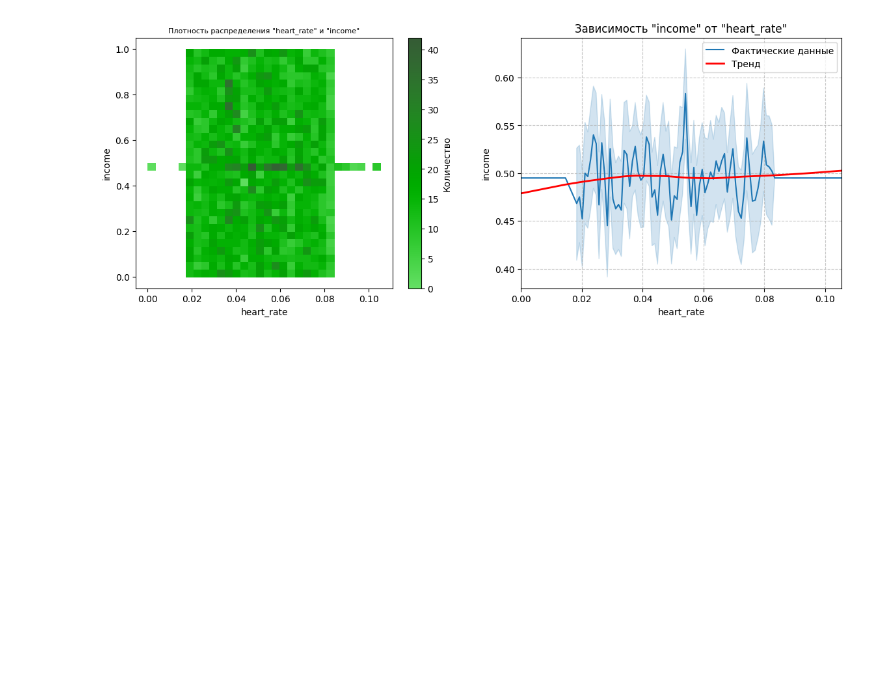
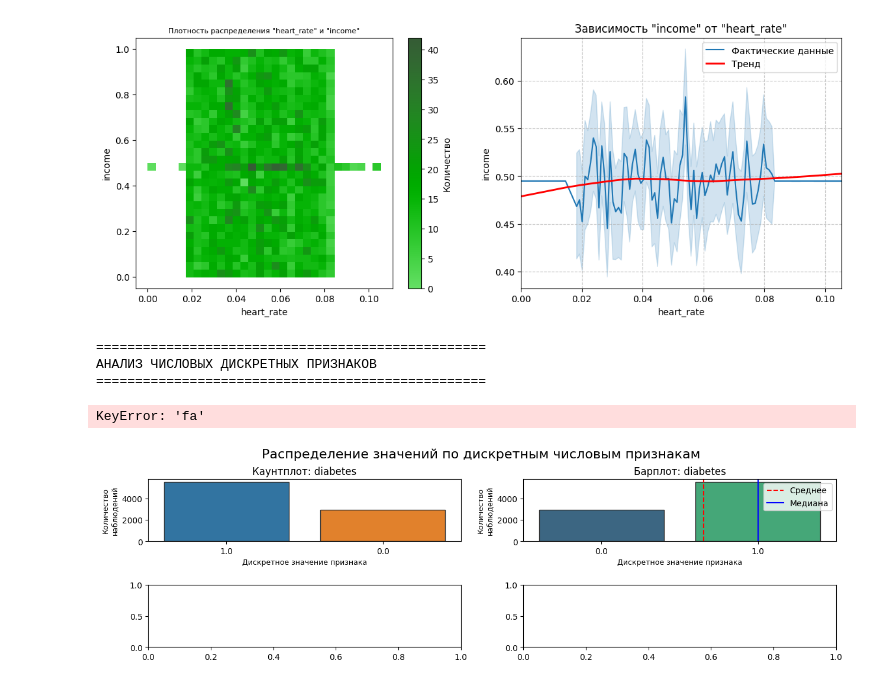
Before and after one commit to madLary/practicum-workshop-cvd-model, a Jupyter notebook: workshop-cdv-research.ipynb, the cells around one changed output. Saved outputs shown, nothing was run; the diff lists cells and outputs as text; code cells hidden in the pictures; blank space fills up the shorter version.

```diff
--- a/workshop-cdv-research.ipynb
+++ b/workshop-cdv-research.ipynb
@@ -898,3 +914,23 @@ analyze_continuous_features(train, continuous_features=['heart_rate'], top=0.75)
 analyze_two_contonuous_features(train, X='heart_rate', Y='income')
 # %% [output]
 [figure]
+# %%
+# TODO разбить здесь еще на категориальные и дискретные признаки, может сделать константами списки признаков по типам.
+analyze_discrete_features(train, discrete_features=['diabetes',
+                                                    'family_history',
+                                                    'smoking',
+                                                    'obesity',
+                                                    'alcohol_consumption',
+                                                    'diet',
+                                                    'previous_heart_problems',
+                                                    'medication_use',
+                                                    'stress_level',
+                                                    'physical_activity_days_per_week',
+                                                    'heart_attack_risk_binary',
+                                                    ])
+# %% [output]
+==================================================
+АНАЛИЗ ЧИСЛОВЫХ ДИСКРЕТНЫХ ПРИЗНАКОВ
+==================================================
+KeyError: 'fa'
+[figure, added]
```
Also changed, not shown: parts of 5 cells of this notebook.
